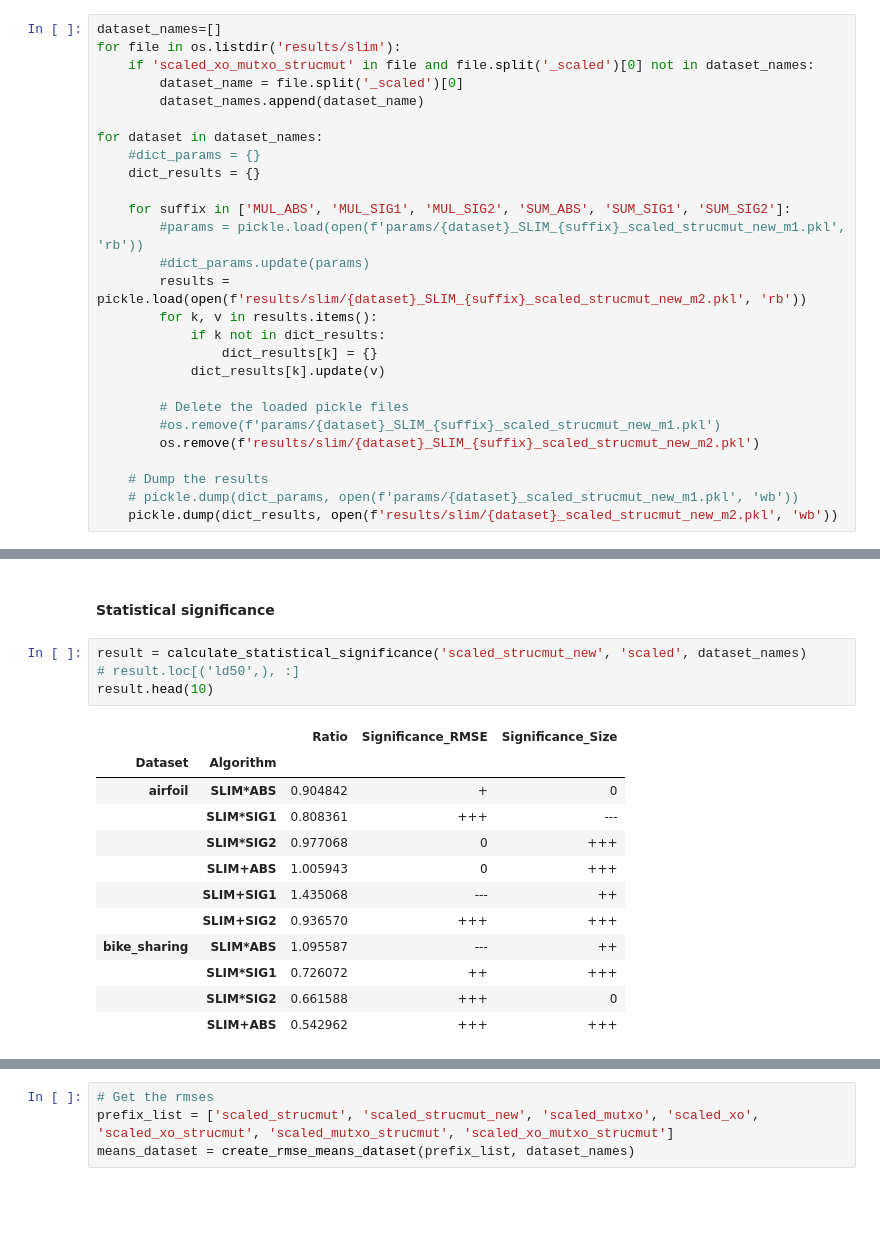
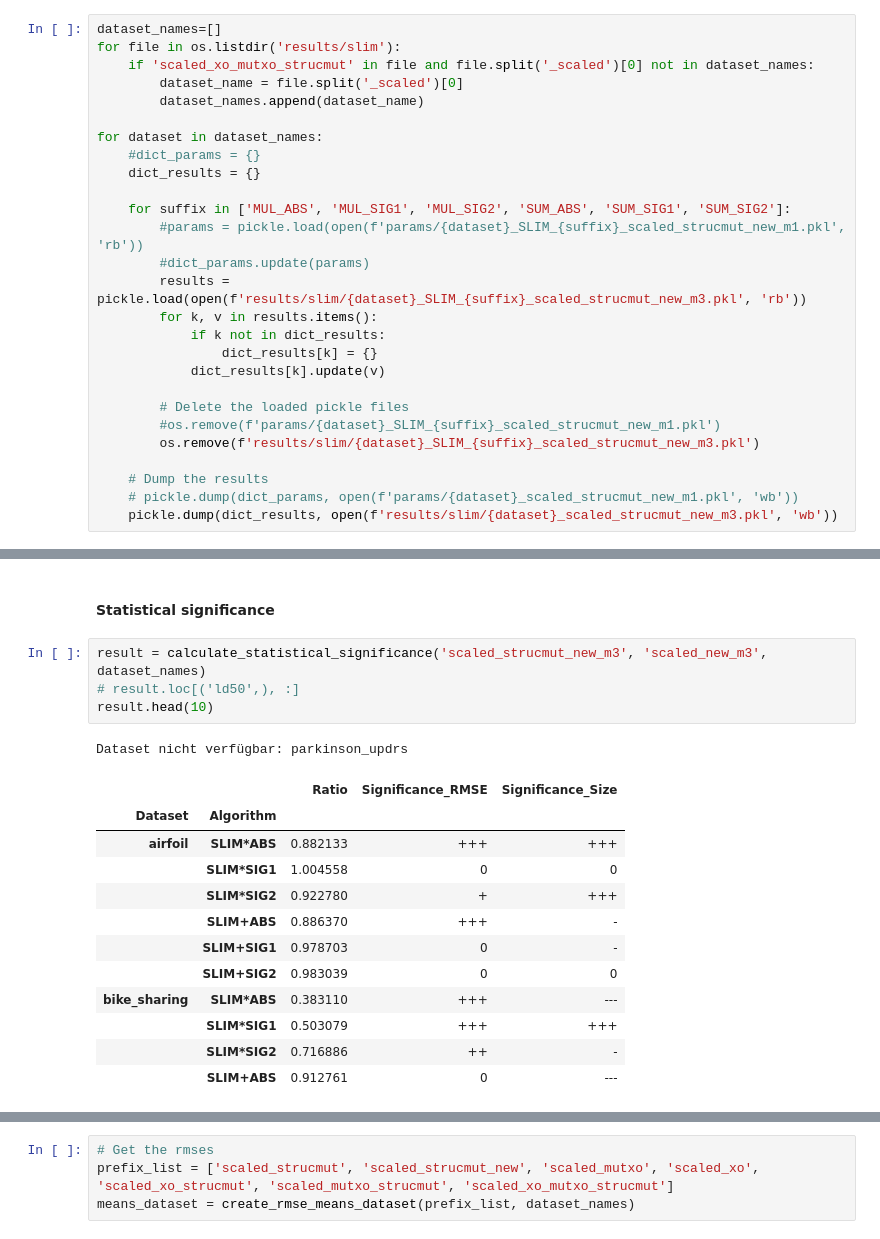
Before and after one commit to amarmate/SLIM-TEST-LITE, a Jupyter notebook: check_results.ipynb, the cells around one changed output, grey strips where cells are left out. Cells and saved outputs as stored; diff of their text form; blank space fills up the shorter version.

```diff
--- a/check_results.ipynb
+++ b/check_results.ipynb
@@ -24,7 +24,7 @@ for dataset in dataset_names:
     for suffix in ['MUL_ABS', 'MUL_SIG1', 'MUL_SIG2', 'SUM_ABS', 'SUM_SIG1', 'SUM_SIG2']:
         #params = pickle.load(open(f'params/{dataset}_SLIM_{suffix}_scaled_strucmut_new_m1.pkl', 'rb'))
         #dict_params.update(params)
-        results = pickle.load(open(f'results/slim/{dataset}_SLIM_{suffix}_scaled_strucmut_new_m2.pkl', 'rb'))
+        results = pickle.load(open(f'results/slim/{dataset}_SLIM_{suffix}_scaled_strucmut_new_m3.pkl', 'rb'))
         for k, v in results.items():
             if k not in dict_results:
                 dict_results[k] = {}
@@ -32,11 +32,11 @@ for dataset in dataset_names:
 
         # Delete the loaded pickle files
         #os.remove(f'params/{dataset}_SLIM_{suffix}_scaled_strucmut_new_m1.pkl')
-        os.remove(f'results/slim/{dataset}_SLIM_{suffix}_scaled_strucmut_new_m2.pkl')
+        os.remove(f'results/slim/{dataset}_SLIM_{suffix}_scaled_strucmut_new_m3.pkl')
 
     # Dump the results
     # pickle.dump(dict_params, open(f'params/{dataset}_scaled_strucmut_new_m1.pkl', 'wb'))
-    pickle.dump(dict_results, open(f'results/slim/{dataset}_scaled_strucmut_new_m2.pkl', 'wb'))
+    pickle.dump(dict_results, open(f'results/slim/{dataset}_scaled_strucmut_new_m3.pkl', 'wb'))
 # %% [markdown]
 #### Found
 - Ms upper of 0
@@ -698,22 +698,23 @@ df_mins
 # %% [markdown]
 #### Statistical significance
 # %%
-result = calculate_statistical_significance('scaled_strucmut_new', 'scaled', dataset_names)
+result = calculate_statistical_significance('scaled_strucmut_new_m3', 'scaled_new_m3', dataset_names)
 # result.loc[('ld50',), :]
 result.head(10)
 # %% [output]
+Dataset nicht verfügbar: parkinson_updrs
 |  |  | Ratio | Significance_RMSE | Significance_Size |
 | Dataset | Algorithm |  |  |  |
-| airfoil | SLIM*ABS | 0.904842 | + | 0 |
-|  | SLIM*SIG1 | 0.808361 | +++ | --- |
-|  | SLIM*SIG2 | 0.977068 | 0 | +++ |
-|  | SLIM+ABS | 1.005943 | 0 | +++ |
-|  | SLIM+SIG1 | 1.435068 | --- | ++ |
-|  | SLIM+SIG2 | 0.936570 | +++ | +++ |
-| bike_sharing | SLIM*ABS | 1.095587 | --- | ++ |
-|  | SLIM*SIG1 | 0.726072 | ++ | +++ |
-|  | SLIM*SIG2 | 0.661588 | +++ | 0 |
-|  | SLIM+ABS | 0.542962 | +++ | +++ |
+| airfoil | SLIM*ABS | 0.882133 | +++ | +++ |
+|  | SLIM*SIG1 | 1.004558 | 0 | 0 |
+|  | SLIM*SIG2 | 0.922780 | + | +++ |
+|  | SLIM+ABS | 0.886370 | +++ | - |
+|  | SLIM+SIG1 | 0.978703 | 0 | - |
+|  | SLIM+SIG2 | 0.983039 | 0 | 0 |
+| bike_sharing | SLIM*ABS | 0.383110 | +++ | --- |
+|  | SLIM*SIG1 | 0.503079 | +++ | +++ |
+|  | SLIM*SIG2 | 0.716886 | ++ | - |
+|  | SLIM+ABS | 0.912761 | 0 | --- |
 # %%
 print(result['Significance_RMSE'].value_counts())
 print(result['Significance_Size'].value_counts())
```
Also changed, not shown: parts of 11 cells of this notebook, 1 other file.
